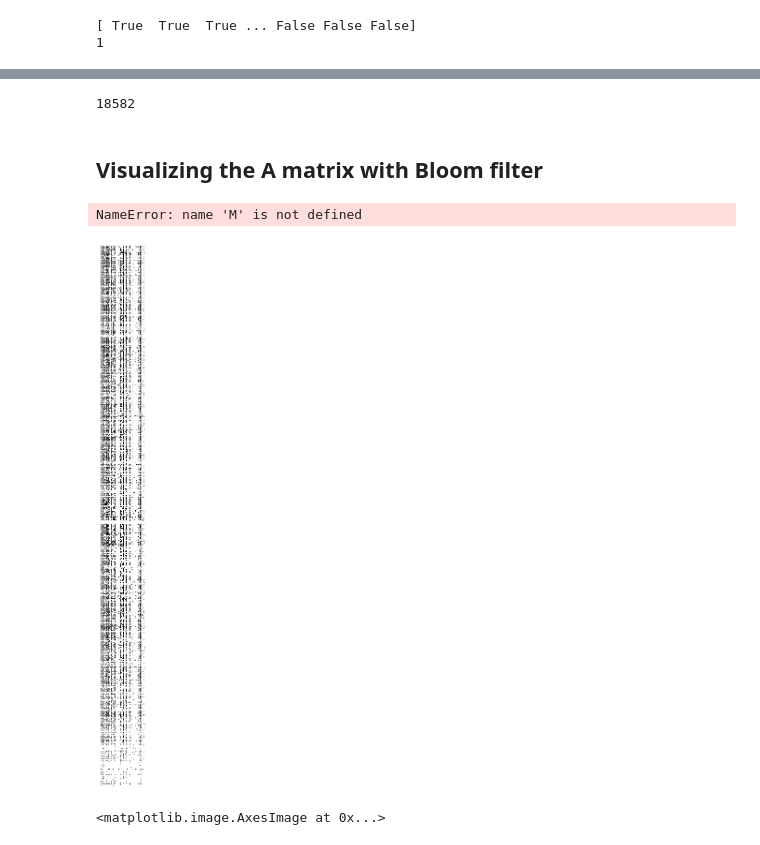
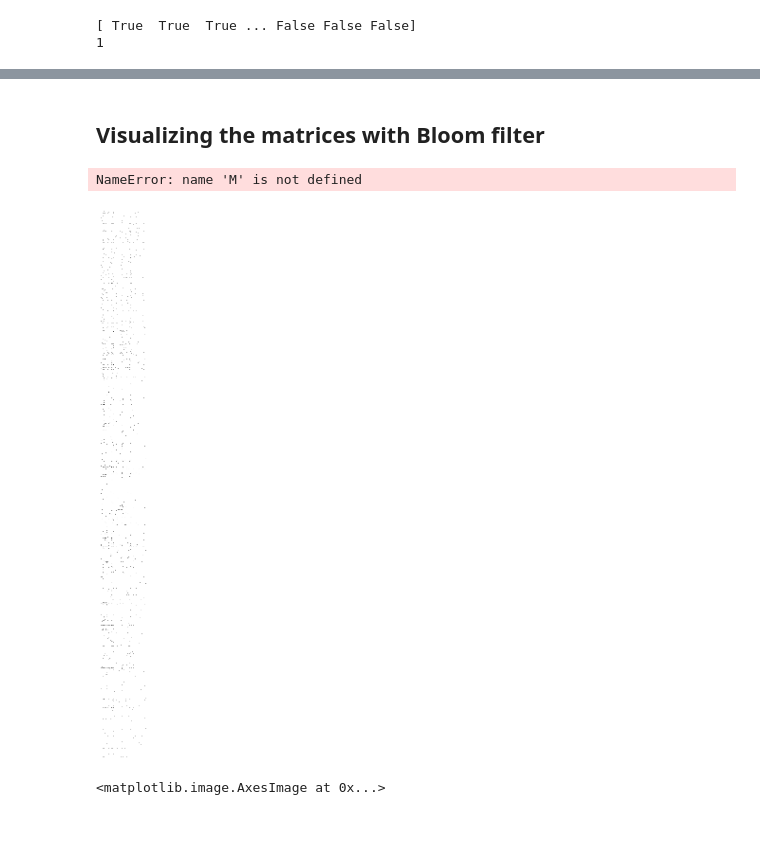
Before and after one commit to imnuvi/HardWiredGenome, a Jupyter notebook: Network_Operations.ipynb, the cells around one changed output, grey strips where cells are left out. Saved outputs shown, nothing was run; the diff lists cells and outputs as text; code cells hidden in the pictures.

Commit message:
ADD: updated visualization and data processing code; ADD: backend server code

```diff
--- a/Network_Operations.ipynb
+++ b/Network_Operations.ipynb
@@ -1123,9 +578,5 @@ np.int64(1)
-# %%
-len(genes)
-# %% [output]
-18582
 # %% [markdown]
-## Visualizing the A matrix with Bloom filter
+## Visualizing the matrices with Bloom filter
 # %%
 
 def visualize_bloom(matrix, sigma=1.5, scale=1.0, cmap='hot'):
@@ -1170,16 +621,16 @@ plt.savefig(f'figures/interactions/A_matrix_{start}_{end}', bbox_inches='tight',
 # %% [output]
 NameError: name 'M' is not defined
 # %%
-B = b_matrix.X.T
-# B = b_matrix_true.X.toarray().T
+# B = b_matrix.X.T
+B = b_matrix_true.X.toarray().T
 
 
 plt.figure(figsize=(20, 15))
 plt.imshow(B, cmap='binary', interpolation='nearest')
 plt.axis('off')
 plt.savefig(f'figures/interactions/B_matrix_full', bbox_inches='tight', dpi=300)
 # %% [output]
-[figure, old version]
+[figure, new version]
 # %%
 
 start = 15000
```
Also changed, not shown: parts of 22 cells of this notebook, 44 other files.
